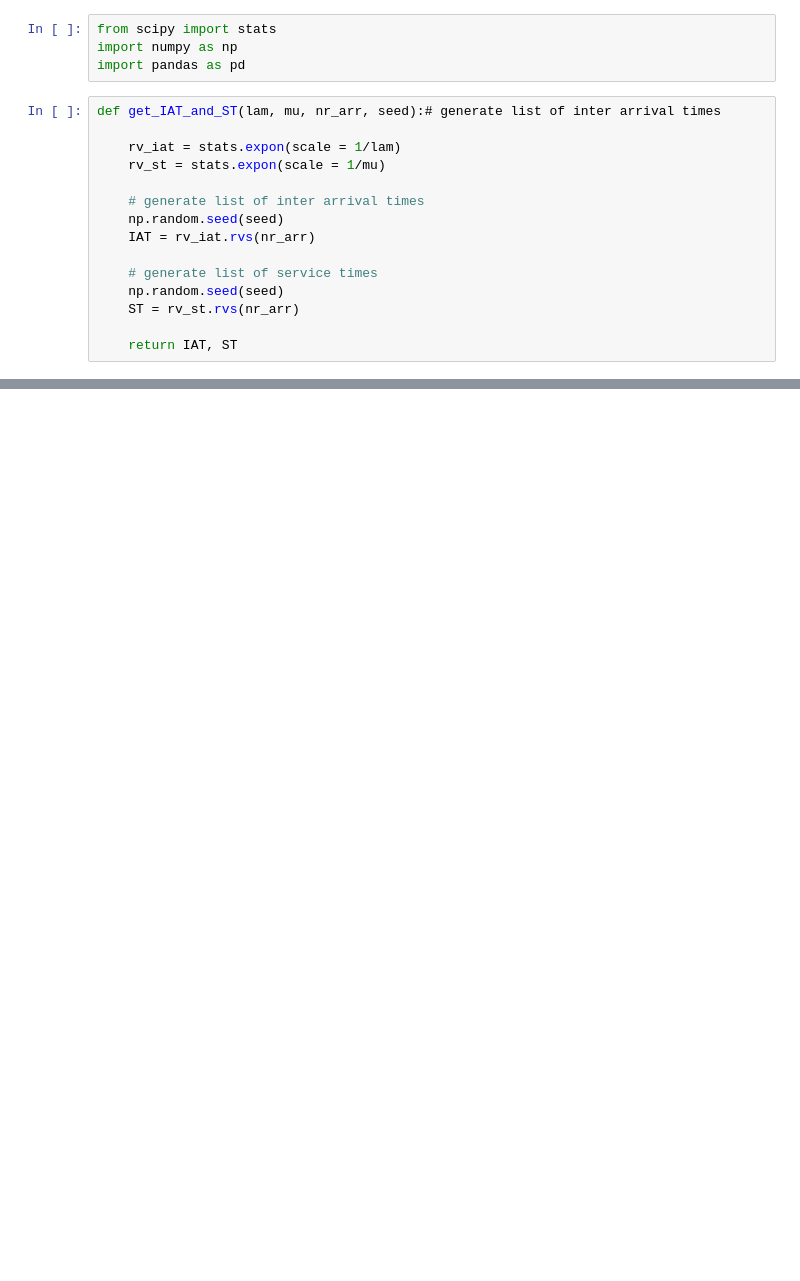
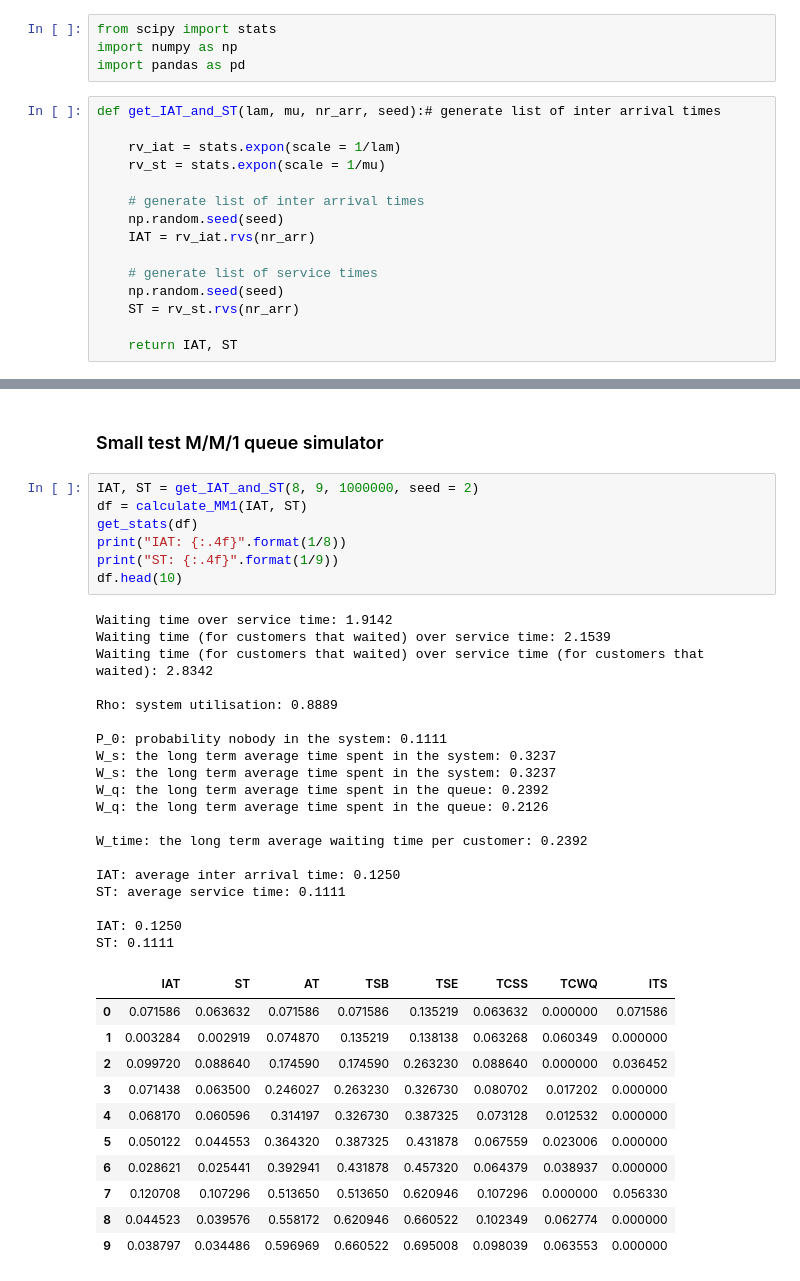
Before and after one commit to TUDelft-CITG/OpenQTSim, a Jupyter notebook: notebooks/Queueing theory - M M 1 example.ipynb, the cells around one changed output, grey strips where cells are left out. Drawn from its saved outputs; the diff is of its cells as text; blank space fills up the shorter version.

```diff
--- a/notebooks/Queueing theory - M M 1 example.ipynb
+++ b/notebooks/Queueing theory - M M 1 example.ipynb
@@ -208,0 +233,40 @@ def get_stats(df):
+# %% [markdown]
+### Small test M/M/1 queue simulator
+# %%
+IAT, ST = get_IAT_and_ST(8, 9, 1000000, seed = 2)
+df = calculate_MM1(IAT, ST)
+get_stats(df)
+print("IAT: {:.4f}".format(1/8))
+print("ST: {:.4f}".format(1/9))
+df.head(10)
+# %% [output]
+Waiting time over service time: 1.9142
+Waiting time (for customers that waited) over service time: 2.1539
+Waiting time (for customers that waited) over service time (for customers that waited): 2.8342
+
+Rho: system utilisation: 0.8889
+
+P_0: probability nobody in the system: 0.1111
+W_s: the long term average time spent in the system: 0.3237
+W_s: the long term average time spent in the system: 0.3237
+W_q: the long term average time spent in the queue: 0.2392
+W_q: the long term average time spent in the queue: 0.2126
+
+W_time: the long term average waiting time per customer: 0.2392
+
+IAT: average inter arrival time: 0.1250
+ST: average service time: 0.1111
+
+IAT: 0.1250
+ST: 0.1111
+|  | IAT | ST | AT | TSB | TSE | TCSS | TCWQ | ITS |
+| 0 | 0.071586 | 0.063632 | 0.071586 | 0.071586 | 0.135219 | 0.063632 | 0.000000 | 0.071586 |
+| 1 | 0.003284 | 0.002919 | 0.074870 | 0.135219 | 0.138138 | 0.063268 | 0.060349 | 0.000000 |
+| 2 | 0.099720 | 0.088640 | 0.174590 | 0.174590 | 0.263230 | 0.088640 | 0.000000 | 0.036452 |
+| 3 | 0.071438 | 0.063500 | 0.246027 | 0.263230 | 0.326730 | 0.080702 | 0.017202 | 0.000000 |
+| 4 | 0.068170 | 0.060596 | 0.314197 | 0.326730 | 0.387325 | 0.073128 | 0.012532 | 0.000000 |
+| 5 | 0.050122 | 0.044553 | 0.364320 | 0.387325 | 0.431878 | 0.067559 | 0.023006 | 0.000000 |
+| 6 | 0.028621 | 0.025441 | 0.392941 | 0.431878 | 0.457320 | 0.064379 | 0.038937 | 0.000000 |
+| 7 | 0.120708 | 0.107296 | 0.513650 | 0.513650 | 0.620946 | 0.107296 | 0.000000 | 0.056330 |
+| 8 | 0.044523 | 0.039576 | 0.558172 | 0.620946 | 0.660522 | 0.102349 | 0.062774 | 0.000000 |
+| 9 | 0.038797 | 0.034486 | 0.596969 | 0.660522 | 0.695008 | 0.098039 | 0.063553 | 0.000000 |
```
Also changed, not shown: parts of 33 cells of this notebook, 1 other file.
